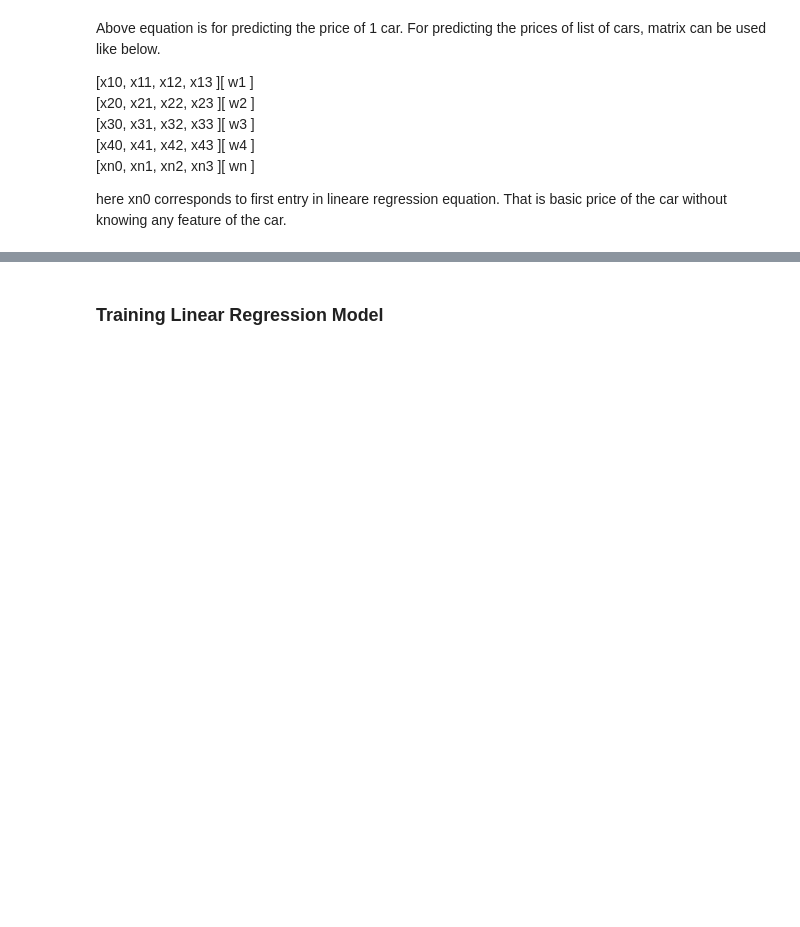
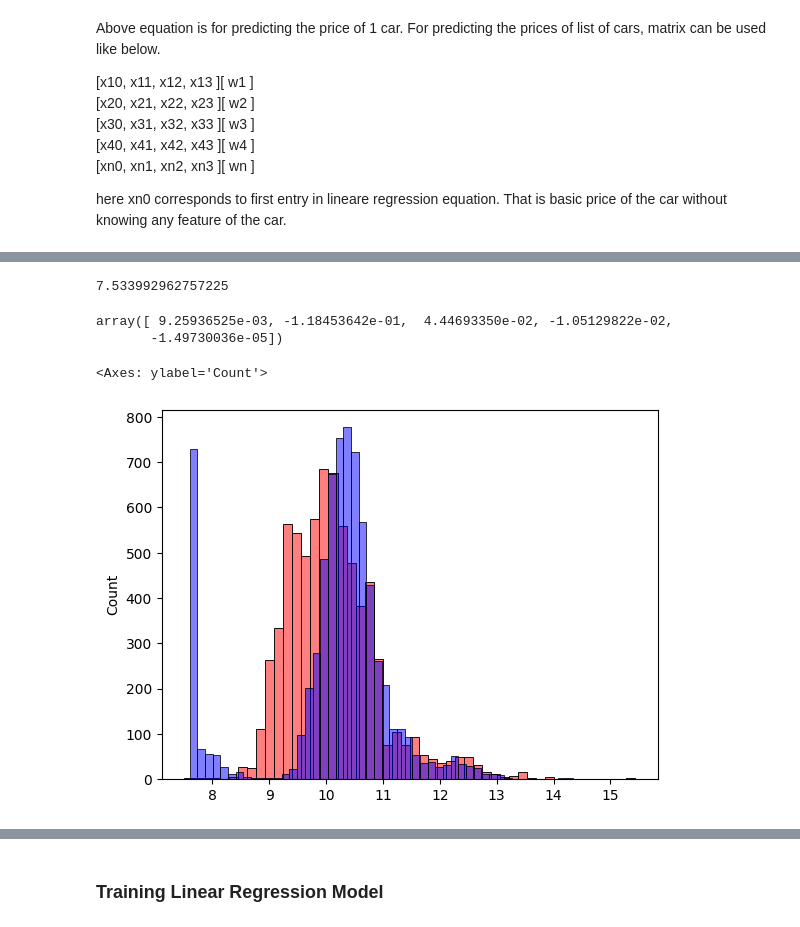
Before and after one commit to venren/EDX_Introduction_DataScience_Python, a Jupyter notebook: week-2-linear-regression/EDA.ipynb, the cells around one changed output, grey strips where cells are left out. Saved outputs shown, nothing was run; the diff lists cells and outputs as text; code cells hidden in the pictures; blank space fills up the shorter version.

Commit message:
Linear Regression function implementation

```diff
--- a/week-2-linear-regression/EDA.ipynb
+++ b/week-2-linear-regression/EDA.ipynb
@@ -151,3 +146,15 @@ test_data
+# %%
+#shuffle the index so that your data for test/validation/train is not following order
+index = np.arange(len(car_prices_data))
+np.random.shuffle(index)
+
+train_data = car_prices_data.iloc[index[:int(n_train)]]
+val_data = car_prices_data.iloc[index[int(n_train):int(n_validation+n_train)]]
+test_data = car_prices_data.iloc[index[int(n_validation+n_train):]]
+
+train_data = train_data.reset_index(drop=True)
+val_data = val_data.reset_index(drop=True)
+test_data = test_data.reset_index(drop=True)
 # %% [markdown]
 ## Linear Regression
 # %% [markdown]
@@ -174,0 +197,34 @@ here xn0 corresponds to first entry in lineare regression equation.  That is bas
+# %%
+def trainLinearRegression(X, Y):
+    ones = np.ones((X.shape[0]))
+    X = np.column_stack([ones,X])
+    XT = X.T
+    XTX = XT.dot(X)
+    assert(XTX.shape[0] == XTX.shape[1]) #confirm its square matrix
+    XTXInverse = np.linalg.inv(XTX)
+    W = XTXInverse.dot(XT).dot(Y)
+    return( W[0], W[1:] )
+# %%
+columns_to_clean =  ['engine_hp', 'engine_cylinders', 'highway_mpg',
+        'city_mpg', 'popularity']
+X = train_data[columns_to_clean].fillna(0)
+X = X[columns_to_clean].values
+Y = np.log1p(train_data.msrp.values)
+w0, w = trainLinearRegression( X, Y )
+# %%
+w0
+# %% [output]
+7.533992962757225
+# %%
+w
+# %% [output]
+array([ 9.25936525e-03, -1.18453642e-01,  4.44693350e-02, -1.05129822e-02,
+       -1.49730036e-05])
+# %%
+y_pred = w0 + X.dot(w)
+# %%
+sns.histplot(y_pred, color='red', alpha=0.5, bins=50)
+sns.histplot(Y, color='blue', alpha=0.5, bins=50)
+# %% [output]
+<Axes: ylabel='Count'>
+[figure, added]
```
Also changed, not shown: parts of 5 cells of this notebook.
